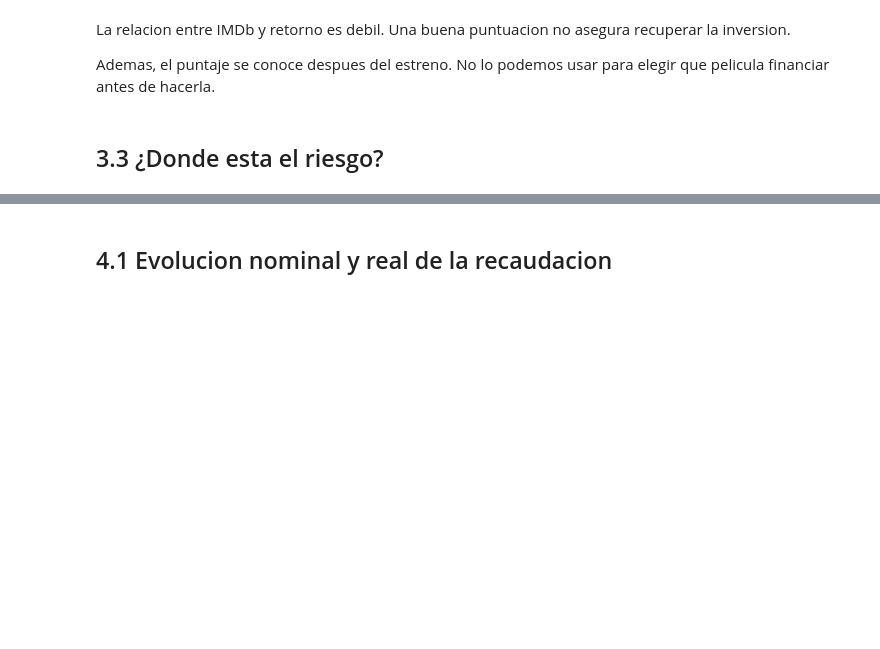
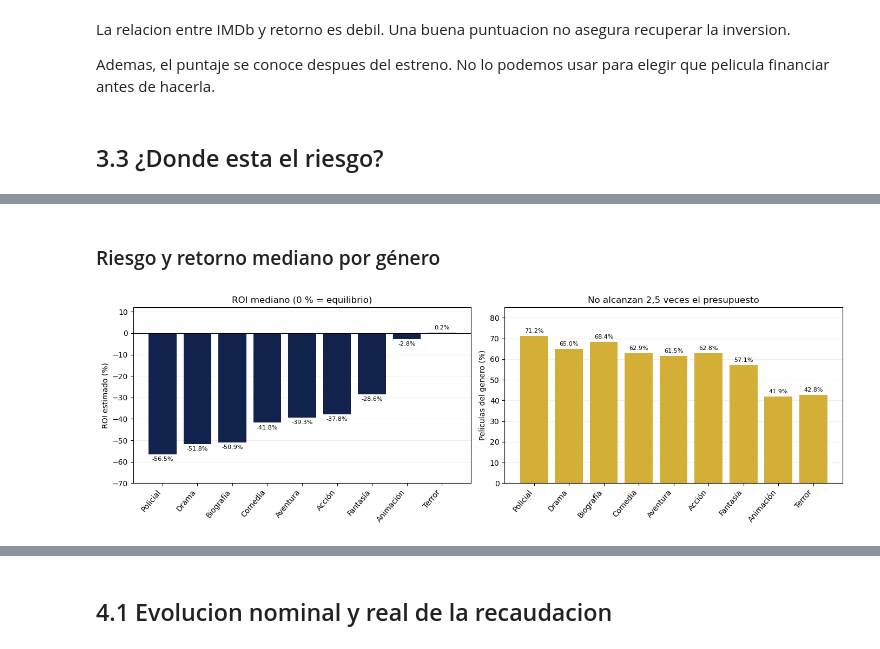
Before and after one commit to ETHARTIC/Programacion-Proyecto, a Jupyter notebook: notebooks/Proyecto_Final_B_Portafolio_Cine.ipynb, the cells around one changed output, grey strips where cells are left out. Cells and saved outputs as stored; diff of their text form; code cells hidden in the pictures; blank space fills up the shorter version.

```diff
--- a/notebooks/Proyecto_Final_B_Portafolio_Cine.ipynb
+++ b/notebooks/Proyecto_Final_B_Portafolio_Cine.ipynb
@@ -1707,7 +907,6 @@ con_roi_hasta_2019 = con_roi.loc[
 universo_negocio = con_roi_hasta_2019.loc[
     con_roi_hasta_2019.presupuesto_usd >= PRESUPUESTO_MIN_ANALISIS].copy()
 universo_negocio['roi_pct'] = 100 * universo_negocio.roi_salas_estimado
-universo_negocio['fracaso_25'] = universo_negocio.recupero_2_5x == 'No'
 
 print('ROI disponibles:', len(con_roi))
 print('Excluidas por 2020 incompleto:',
@@ -1718,6 +917,10 @@ print('Excluidas por presupuesto menor a USD 1 millon:',
       ' de los ROI hasta 2019)')
 print('Universo principal:', len(universo_negocio),
       f'({len(universo_negocio) / len(datos):.1%} de la base depurada)')
+casos_dudosos_universo = int(universo_negocio.escala_dudosa.sum())
+print('Presupuestos de escala dudosa en el universo principal:',
+      casos_dudosos_universo)
+assert casos_dudosos_universo == 0
 
 resumen_genero = universo_negocio.groupby('genero').agg(
     peliculas=('id_pelicula','size'),
@@ -1746,7 +949,7 @@ sensibilidad = pd.DataFrame({
 })
 print('Efecto del filtro sobre algunas medias por genero:')
 display(sensibilidad.loc[['Aventura','Comedia','Terror']].round(1))
-universo_negocio['perdida_roi'] = universo_negocio.roi_salas_estimado < 0
+# Los indicadores de riesgo ya se definieron en 2.3 y se conservaron al filtrar.
 # %% [output]
 ROI disponibles: 5389
 Excluidas por 2020 incompleto: 8
@@ -1958,7 +1223,7 @@ def tabla_riesgo(columna):
     tabla = universo_negocio.groupby(columna).agg(
         peliculas=('id_pelicula','size'),
         roi_mediano_pct=('roi_pct','median'),
-        fracaso_pct=('fracaso_25','mean'),
+        fracaso_pct=('fracaso_2_5x','mean'),
         perdida_roi_pct=('perdida_roi','mean'),
         roi_peor_decil_pct=('roi_pct',retorno_peor_decil)).reset_index()
     tabla['fracaso_pct'] = 100 * tabla.fracaso_pct
@@ -1967,9 +1232,9 @@ def tabla_riesgo(columna):
 
 riesgo_genero = tabla_riesgo('genero')
 riesgo_secuela = tabla_riesgo('es_secuela')
-print('Riesgo por genero (ROI y fracaso en porcentaje):')
+print('Riesgo por genero: fracaso_pct = no llegar a 2,5×; perdida_roi_pct = ROI negativo')
 display(riesgo_genero.round(1))
-print('Riesgo por franquicia (ROI y fracaso en porcentaje):')
+print('Riesgo por franquicia: fracaso_pct = no llegar a 2,5×; perdida_roi_pct = ROI negativo')
 display(riesgo_secuela.round(1))
 
 # Aplicamos el mismo criterio de dominancia a las dos categorias de franquicia.
@@ -1980,9 +1245,9 @@ secuela_no = riesgo_secuela.loc[
 print('Dominancia por franquicia:')
 if (secuela_si.roi_mediano_pct > secuela_no.roi_mediano_pct
         and secuela_si.fracaso_pct < secuela_no.fracaso_pct):
-    print('Las secuelas dominan a las no secuelas en mediana y fracaso.')
+    print('Las secuelas dominan en ROI mediano y en no llegar a 2,5×.')
 else:
-    print('No hay dominancia de secuelas sobre no secuelas.')
+    print('No hay dominancia de secuelas en ROI mediano y regla de 2,5×.')
 
 # Dominancia compara mediana y fracaso; la propia fila no se domina a si misma.
 comparables = riesgo_genero.loc[
@@ -2049 +1314,37 @@ Generos no dominados: Animación, Terror
+# %% [markdown]
+### Riesgo y retorno mediano por género
+# %%
+# Mismos generos comparables usados en la tabla de dominancia.
+riesgo_barras = comparables.sort_values('roi_mediano_pct').reset_index(drop=True)
+posiciones_riesgo = np.arange(len(riesgo_barras))
+etiquetas_riesgo = riesgo_barras.genero.tolist()
+
+fig, (ax_retorno, ax_fracaso) = plt.subplots(
+    1, 2, figsize=(14, 4.5))
+barras_retorno = ax_retorno.bar(
+    posiciones_riesgo, riesgo_barras.roi_mediano_pct, color=AZUL_GRAFICO)
+ax_retorno.axhline(0, color='black', linewidth=0.9)
+ax_retorno.set_ylim(-70, 12)
+ax_retorno.bar_label(barras_retorno, fmt='%.1f%%', padding=3, fontsize=8)
+ax_retorno.set_title('ROI mediano (0 % = equilibrio)')
+ax_retorno.set_ylabel('ROI estimado (%)')
+
+barras_fracaso = ax_fracaso.bar(
+    posiciones_riesgo, riesgo_barras.fracaso_pct, color=DORADO_GRAFICO)
+ax_fracaso.set_ylim(0, 85)
+ax_fracaso.bar_label(barras_fracaso, fmt='%.1f%%', padding=3, fontsize=8)
+ax_fracaso.set_title('No alcanzan 2,5 veces el presupuesto')
+ax_fracaso.set_ylabel('Peliculas del genero (%)')
+
+for eje in (ax_retorno, ax_fracaso):
+    eje.set_xticks(posiciones_riesgo, etiquetas_riesgo, rotation=50, ha='right')
+    eje.grid(axis='y', alpha=0.2)
+    eje.set_axisbelow(True)
+
+fig.tight_layout()
+fig.savefig(carpeta_salidas / '3_3_riesgo_por_genero.png',
+            dpi=150, bbox_inches='tight')
+plt.show()
+# %% [output]
+[figure, added]
 # %% [markdown]
```
Also changed, not shown: parts of 109 cells of this notebook, 11 other files.
